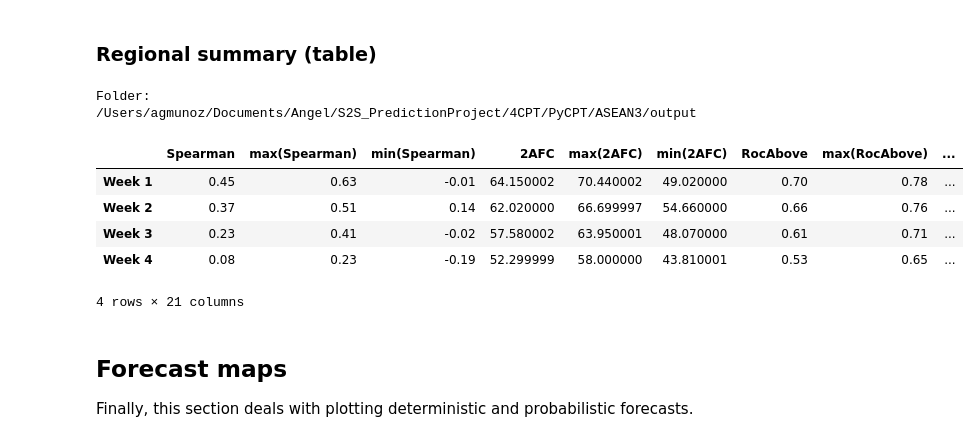
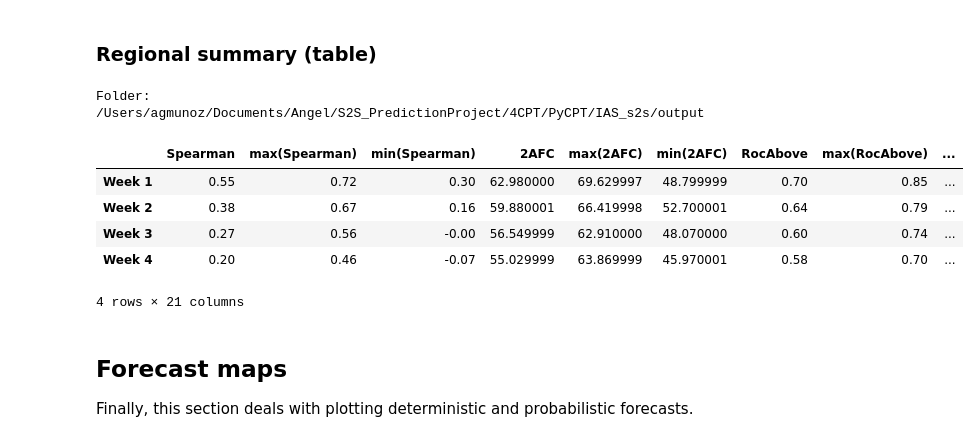
Before and after one commit to agmunozs/PyCPT, a Jupyter notebook: PyCPT_s2sv1.5.ipynb, the cells around one changed output. Saved outputs shown, nothing was run; the diff lists cells and outputs as text; code cells hidden in the pictures.

```diff
--- a/PyCPT_s2sv1.5.ipynb
+++ b/PyCPT_s2sv1.5.ipynb
@@ -41,7 +41,7 @@ See version.log in Github
 Here the user configures the case study
 # %%
 ########Work name (name of the case/experiment, try one word)
-work='ASEAN3'
+work='IAS_s2s'
 
 ########Model (choose between ECMWF, CFSv2, GEFS)
 model='ECMWF'
@@ -71,14 +71,14 @@ threshold_pctle = False    #False for threshold in mm; Note that if True then if
 
 ########Spatial domain for predictor
 nla1=30 	# Northernmost latitude
-sla1=-20 	# Southernmost latitude
-wlo1=73 	# Westernmost longitude
-elo1=155 	# Easternmost longitude
+sla1=-1 	# Southernmost latitude
+wlo1=-120 	# Westernmost longitude
+elo1=-45 	# Easternmost longitude
 # Spatial domain for predictand
-nla2=24 	# Northernmost latitude
-sla2=-12 	# Southernmost latitude
-wlo2=90 	# Westernmost longitude
-elo2=150 	# Easternmost longitude
+nla2=30 	# Northernmost latitude
+sla2=0 	# Southernmost latitude
+wlo2=-120 	# Westernmost longitude
+elo2=-45 	# Easternmost longitude
 
 ########Forecast lead interval
 # Lists for looping over lead times
@@ -340,25 +344,25 @@ New folder:
 # %%
 print("Folder:")
 %cd $workdir/output
 
 #Desired scores:
 score=('Spearman','2AFC','RocAbove','RocBelow','Ignorance','RPSS','GROC')
 #Coordinates of the box:
-lon1=100 #lon of upper left point of geographical sub-domain
-lat1=6  #lat of upper left point of geographical sub-domain
-lon2=105 #lon of lower right point of geographical sub-domain
-lat2=0  #lat of lower right point of geographical sub-domain
+lon1=-105 #lon of upper left point of geographical sub-domain
+lat1=24  #lat of upper left point of geographical sub-domain
+lon2=-100 #lon of lower right point of geographical sub-domain
+lat2=18  #lat of lower right point of geographical sub-domain
 # Skill scores loop
 df=skilltab(score,wknam,lon1,lat1,lat2,lon2,wlo2,elo2,sla2,nla2,fprefix,mpref,training_season,mon,fday,nwk)
 df
 # %% [output]
 Folder:
-/Users/agmunoz/Documents/Angel/S2S_PredictionProject/4CPT/PyCPT/ASEAN3/output
+/Users/agmunoz/Documents/Angel/S2S_PredictionProject/4CPT/PyCPT/IAS_s2s/output
 |  | Spearman | max(Spearman) | min(Spearman) | 2AFC | max(2AFC) | min(2AFC) | RocAbove | max(RocAbove) | ... |
-| Week 1 | 0.45 | 0.63 | -0.01 | 64.150002 | 70.440002 | 49.020000 | 0.70 | 0.78 | ... |
-| Week 2 | 0.37 | 0.51 | 0.14 | 62.020000 | 66.699997 | 54.660000 | 0.66 | 0.76 | ... |
-| Week 3 | 0.23 | 0.41 | -0.02 | 57.580002 | 63.950001 | 48.070000 | 0.61 | 0.71 | ... |
-| Week 4 | 0.08 | 0.23 | -0.19 | 52.299999 | 58.000000 | 43.810001 | 0.53 | 0.65 | ... |
+| Week 1 | 0.55 | 0.72 | 0.30 | 62.980000 | 69.629997 | 48.799999 | 0.70 | 0.85 | ... |
+| Week 2 | 0.38 | 0.67 | 0.16 | 59.880001 | 66.419998 | 52.700001 | 0.64 | 0.79 | ... |
+| Week 3 | 0.27 | 0.56 | -0.00 | 56.549999 | 62.910000 | 48.070000 | 0.60 | 0.74 | ... |
+| Week 4 | 0.20 | 0.46 | -0.07 | 55.029999 | 63.869999 | 45.970001 | 0.58 | 0.70 | ... |
 4 rows × 21 columns
 # %% [markdown]
 ## Forecast maps
```
Also changed, not shown: parts of 10 cells of this notebook, 1 other file.
